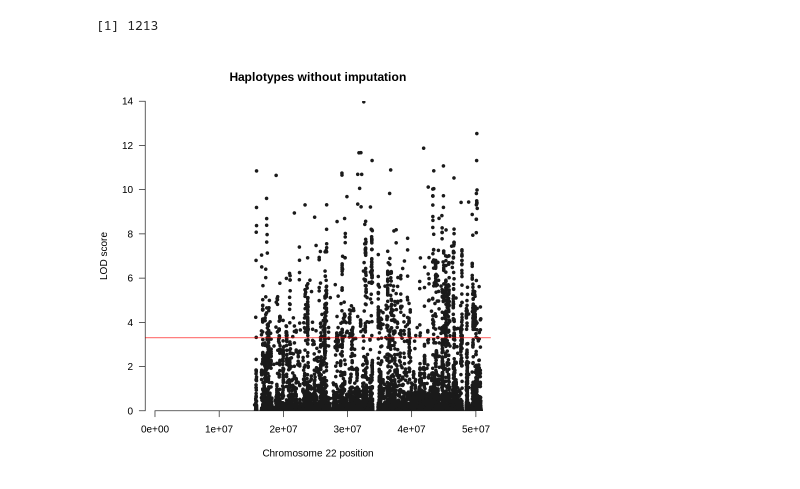
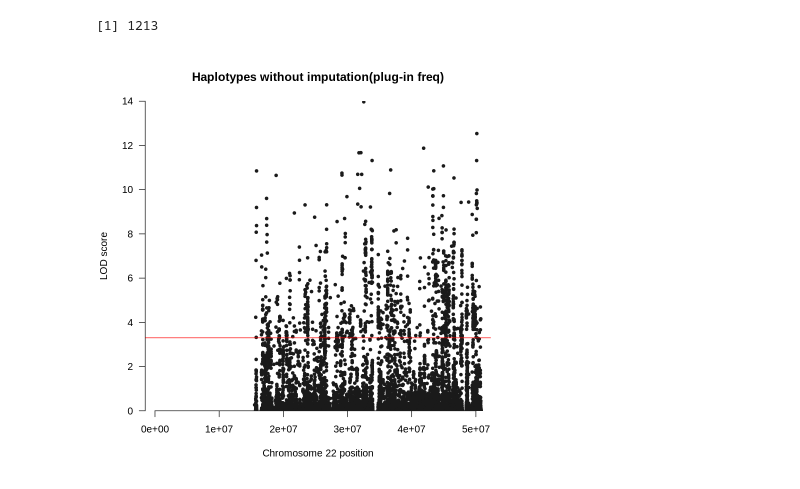
Before and after one commit to gaow/SEQLinkage, a Jupyter notebook: nbs/Result_summary_R.ipynb, the cells around one changed output. Drawn from its saved outputs; the diff is of its cells as text; code cells hidden in the pictures.

```diff
--- a/nbs/Result_summary_R.ipynb
+++ b/nbs/Result_summary_R.ipynb
@@ -175,5 +175,5 @@ A data.frame: 6 × 10
 # %%
 grid_chr22=grid_chr22[row.names(unimp_res1),]
 # %%
-grid_chr22$LODimpafreq=apply(unimp_res1,1,max)
+grid_chr22$LODafreq=apply(unimp_res1,1,max)
 # %%
@@ -181,7 +181,7 @@ sum(grid_chr22$LODimpafreq>3.3)
 # %% [output]
 [1] 1213
 # %%
-manhattan(grid_chr22, chr="CHR", bp="POS", snp="SNP", p="LODimpafreq",suggestiveline = 0,genomewideline = 3.3,logp = FALSE,ylab = "LOD score",main='Haplotypes without imputation')
+manhattan(grid_chr22, chr="CHR", bp="POS", snp="SNP", p="LODafreq",suggestiveline = 0,genomewideline = 3.3,logp = FALSE,ylab = "LOD score",main='Haplotypes without imputation(plug-in freq)')
 # %% [output]
-[figure, old version]
+[figure, new version]
 # %%
```
Also changed, not shown: parts of 13 cells of this notebook, 13 other files.
